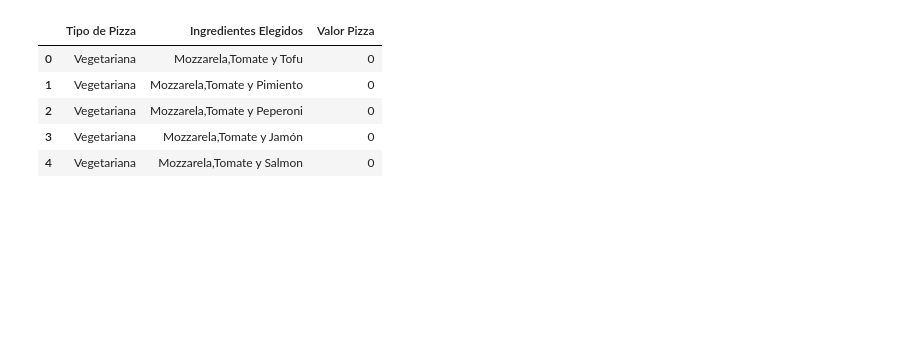
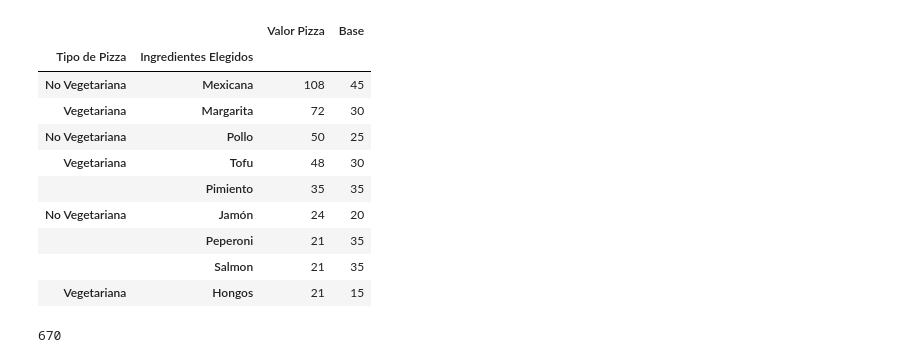
Before and after one commit to RanielSosa/Pizzeria-Bella-Napoli, a Jupyter notebook: Pizzeria.ipynb, the cells around one changed output. Cells and saved outputs as stored; diff of their text form; code cells hidden in the pictures; blank space fills up the shorter version.

```diff
--- a/Pizzeria.ipynb
+++ b/Pizzeria.ipynb
@@ -3,25 +3,36 @@
 # %%
 import pandas as pd
 df=pd.DataFrame()
-df = pd.DataFrame(columns=['Tipo de Pizza', 'Ingredientes Elegidos', 'Valor Pizza'])
-
+df = pd.DataFrame(columns=['Tipo de Pizza', 'Ingredientes Elegidos','Base','Valor Pizza'])
 tipodepizza=input("Que tipo de Pizza quiere:\n1 - Vegetariana\n2 - No Vegetariana \nE - Para Salir\n")
 resp=tipodepizza.lower()
 while resp !='e':
-    if(tipodepizza=='1'):#Entro a la opcion de pizza vegetariana
-        ingrediente=input("Seleccionar el ingrediente Vegetariano adicional:\n1 - Pimiento\n2 - Tofu\n")
+    if(tipodepizza=='1'):#Entro a la 121opcion de pizza vegetariana
+        ingrediente=input("Seleccionar el ingrediente Vegetariano adicional:\n1 - Pimiento\n2 - Tofu\n3 - Hongos\n4 - Margarita\n")
         if(ingrediente=='1'):
-          df=df.append({'Tipo de Pizza':'Vegetariana','Ingredientes Elegidos':'Mozzarela,Tomate y Pimiento','Valor Pizza':'0'}, ignore_index=True)
+          df=df.append({'Tipo de Pizza':'Vegetariana','Ingredientes Elegidos':'Pimiento','Base':5,'Valor Pizza':5}, ignore_index=True)
         if(ingrediente=='2'):
-          df=df.append({'Tipo de Pizza':'Vegetariana','Ingredientes Elegidos':'Mozzarela,Tomate y Tofu','Valor Pizza':'0'}, ignore_index=True)
+          df=df.append({'Tipo de Pizza':'Vegetariana','Ingredientes Elegidos':'Tofu','Base':5,'Valor Pizza':8}, ignore_index=True)
+        if(ingrediente=='3'):
+          df=df.append({'Tipo de Pizza':'Vegetariana','Ingredientes Elegidos':'Hongos','Base':5,'Valor Pizza':7}, ignore_index=True)
+        if(ingrediente=='4'):
+          df=df.append({'Tipo de Pizza':'Vegetariana','Ingredientes Elegidos':'Margarita','Base':5,'Valor Pizza':12}, ignore_index=True)
+
     if(tipodepizza=='2'): #Entro a la opcion de pizza no vegetariana
-        ingrediente=input("Seleccionar el ingrediente No Vegetariano adicional:\n1 - Peperoni\n2 - Jamón\n3 - Salmon\n")
+        ingrediente=input("Seleccionar el ingrediente No Vegetariano adicional:\n1 - Peperoni\n2 - Jamón\n3 - Salmon\n4 - Pollo\n5 - Mexicana\n")
         if(ingrediente=='1'):
-          df=df.append({'Tipo de Pizza':'No Vegetariana','Ingredientes Elegidos':'Mozzarela,Tomate y Peperoni','Valor Pizza':'0'}, ignore_index=True)
+          df=df.append({'Tipo de Pizza':'No Vegetariana','Ingredientes Elegidos':'Peperoni','Base':5,'Valor Pizza':3}, ignore_index=True)
         if(ingrediente=='2'):
-          df=df.append({'Tipo de Pizza':'No Vegetariana','Ingredientes Elegidos':'Mozzarela,Tomate y Jamón','Valor Pizza':'0'}, ignore_index=True)
+          df=df.append({'Tipo de Pizza':'No Vegetariana','Ingredientes Elegidos':'Jamón','Base':5,'Valor Pizza':6}, ignore_index=True)
         if(ingrediente=='3'):
-          df=df.append({'Tipo de Pizza':'No Vegetariana','Ingredientes Elegidos':'Mozzarela,Tomate y Salmon','Valor Pizza':'0'}, ignore_index=True)
-    print("Te gustó nuestra pizza?\nQuieres una pizza adicional?\n-------------- Nueva Orden. --------------")
+          df=df.append({'Tipo de Pizza':'No Vegetariana','Ingredientes Elegidos':'Salmon','Base':5,'Valor Pizza':3}, ignore_index=True)
+        if(ingrediente=='4'):
+          df=df.append({'Tipo de Pizza':'No Vegetariana','Ingredientes Elegidos':'Pollo','Base':5,'Valor Pizza':10}, ignore_index=True)
+        if(ingrediente=='5'):
+          df=df.append({'Tipo de Pizza':'No Vegetariana','Ingredientes Elegidos':'Mexicana','Base':5,'Valor Pizza':12}, ignore_index=True)
+
+    print("Te gustó nuestr12a pizza?\nQuieres una pizza adicional?\n-------------- Nueva Orden. --------------")
     tipodepizza=input("Que tipo de Pizza quiere:\n1 - Vegetariana\n2 - No Vegetariana \nE - Para Salir\n")
     resp=tipodepizza.lower()
+
+print(df)
@@ -28,10 +57,24 @@ while resp !='e':
-# %%
-cantidad=df
-cantidad
-# %% [output]
-|  | Tipo de Pizza | Ingredientes Elegidos | Valor Pizza |
-| 0 | Vegetariana | Mozzarela,Tomate y Tofu | 0 |
-| 1 | Vegetariana | Mozzarela,Tomate y Pimiento | 0 |
-| 2 | Vegetariana | Mozzarela,Tomate y Peperoni | 0 |
-| 3 | Vegetariana | Mozzarela,Tomate y Jamón | 0 |
-| 4 | Vegetariana | Mozzarela,Tomate y Salmon | 0 |
+# %%
+Cantidad_Vendida=df.groupby(['Tipo de Pizza','Ingredientes Elegidos'])[['Valor Pizza']].count()
+Total_Individual=df.groupby(['Tipo de Pizza','Ingredientes Elegidos'])[['Valor Pizza','Base']].sum()
+# %%
+sorteado=Cantidad_Vendida.sort_values("Valor Pizza", ascending=False)
+Total_Individual.sort_values("Valor Pizza", ascending=False)
+# %% [output]
+|  |  | Valor Pizza | Base |
+| Tipo de Pizza | Ingredientes Elegidos |  |  |
+| No Vegetariana | Mexicana | 108 | 45 |
+| Vegetariana | Margarita | 72 | 30 |
+| No Vegetariana | Pollo | 50 | 25 |
+| Vegetariana | Tofu | 48 | 30 |
+|  | Pimiento | 35 | 35 |
+| No Vegetariana | Jamón | 24 | 20 |
+|  | Peperoni | 21 | 35 |
+|  | Salmon | 21 | 35 |
+| Vegetariana | Hongos | 21 | 15 |
+# %%
+Valor_Pizza=Total_Individual['Valor Pizza'].sum()
+Valor_Base=Total_Individual['Base'].sum()
+Valor_Pizza+Valor_Base
+# %% [output]
+670
```
Also changed, not shown: parts of 1 cell of this notebook.
